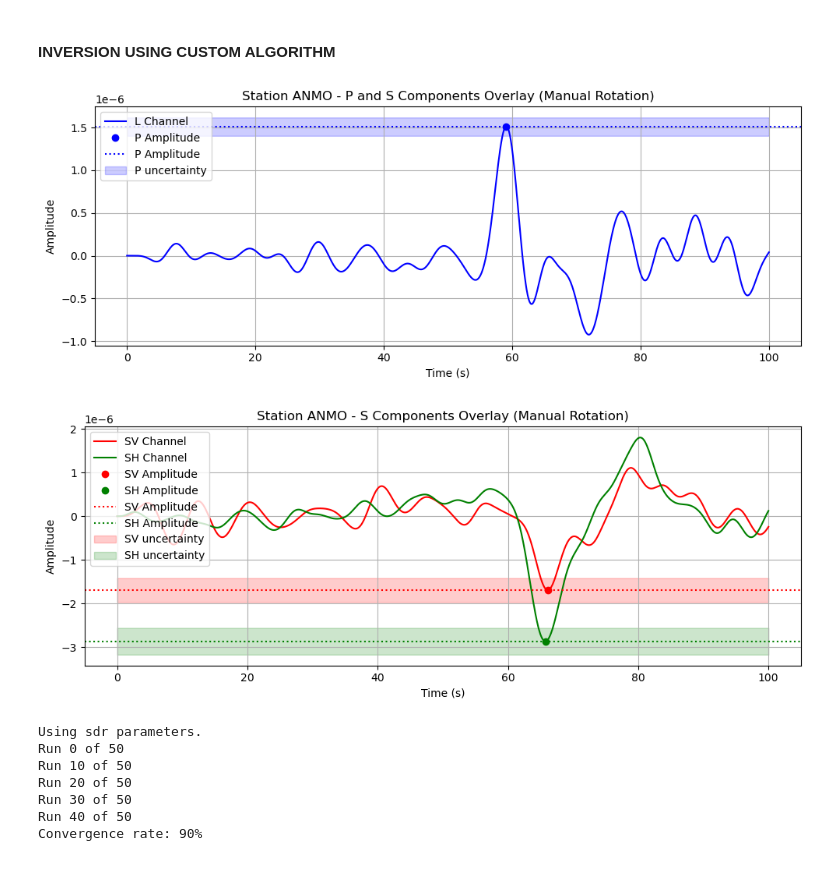
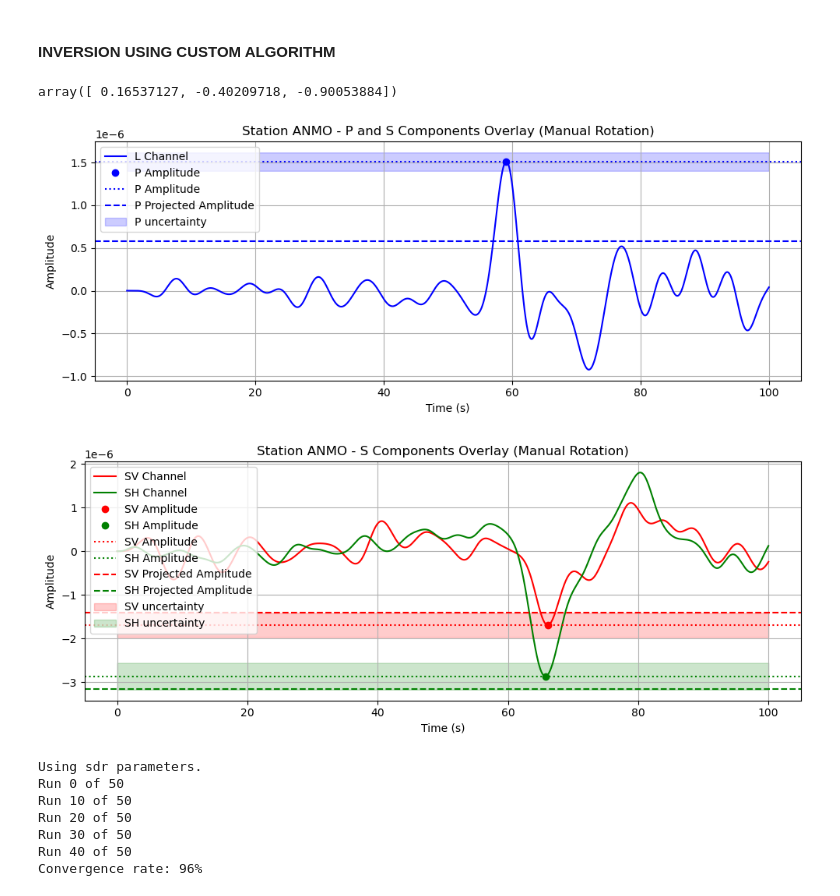
Before and after one commit to victoragaba/SURG-Mars, a Jupyter notebook: presentation/notebook/inv_ANMO.ipynb, the cells around one changed output. Cells and saved outputs as stored; diff of their text form; code cells hidden in the pictures.

```diff
--- a/presentation/notebook/inv_ANMO.ipynb
+++ b/presentation/notebook/inv_ANMO.ipynb
@@ -32,7 +32,7 @@ import matplotlib.pyplot as plt
 import matplotlib.dates as mdates
 # %%
 # load_pickle
-with open("processed_data.pkl", "rb") as f:
+with open("out/processed_data.pkl", "rb") as f:
     z_streams, l_streams_p, l_streams_s, az_epdist, \
         p_to_arvs_inc, s_to_arvs_inc, inventories = pickle.load(f)
 
@@ -44,7 +44,7 @@ for key in z_streams.keys():
         l_streams_s[key] = l_streams_s[key].select(location=loc)
 
 # read in catalog
-catalog_df = pd.read_csv('catalog.csv')
+catalog_df = pd.read_csv('out/catalog.csv')
 # %%
 origin_time = catalog_df['time'].values[0]
 origin_time = UTCDateTime(origin_time)
@@ -316,6 +316,17 @@ for i in range(len(s_times)):
 [figure]
 # %% [markdown]
 #### INVERSION USING CUSTOM ALGORITHM
+# %%
+# bring in pred_amps
+pred_amps_df = pd.read_csv('out/pred_amps.csv')
+# get the ones for anmo
+p_pred = pred_amps_df[pred_amps_df['Station'] == test_station]['P_Amplitude'].values[0]
+sv_pred = pred_amps_df[pred_amps_df['Station'] == test_station]['SV_Amplitude'].values[0]
+sh_pred = pred_amps_df[pred_amps_df['Station'] == test_station]['SH_Amplitude'].values[0]
+amp_pred = np.array([p_pred, sv_pred, sh_pred])
+amp_pred
+# %% [output]
+array([ 0.16537127, -0.40209718, -0.90053884])
 # %%
 # plotted amp picks
 p_dim = (len(stP), len(stP[0].data))
@@ -334,20 +345,6 @@ p_amp_idx = data_p[0, p_pick_idx-p_half_window:p_pick_idx+p_half_window].argmax(
 p_unc_idx = p_amp_idx - int(2.0 / p_delta)
 p_unc = np.std(data_p[0, :p_unc_idx])
 
-# overlayed plot of channels at p-arrival
-figP, axP = plt.subplots(figsize=(10, 4))
-times_p = np.arange(data_p.shape[1]) * p_delta # + (p_start - p_init)
-axP.plot(times_p, data_p[0, :], 'b', label='L Channel')
-axP.plot(times_p[p_amp_idx], p_amp, 'bo', label='P Amplitude')
-axP.axhline(y=p_amp, color='b', linestyle=':', label='P Amplitude')
-plt.fill_between(times_p, p_amp-p_unc, p_amp+p_unc, color='b', alpha=0.2, label='P uncertainty')
-axP.set_xlabel('Time (s)')
-axP.set_ylabel('Amplitude')
-axP.set_title(f'Station {test_station} - P and S Components Overlay (Manual Rotation)')
-axP.legend(loc='upper left')
-axP.grid()
-plt.tight_layout()
-plt.show()
 
 
 s_dim = (len(stS), len(stS[1].data))
@@ -361,36 +358,63 @@ s_xtime = min(s_times) + s_shift - stS[0].stats.starttime
 s_pick_idx = int(s_xtime / s_delta)
 s_half_window = int(2.0 / s_delta) # 2.0s window
 sv_amp = data_s[1, s_pick_idx-s_half_window:s_pick_idx+s_half_window].min()
 sv_amp_idx = data_s[1, s_pick_idx-s_half_window:s_pick_idx+s_half_window].argmin()\
     + (s_pick_idx-s_half_window)
 sh_amp = data_s[2, s_pick_idx-s_half_window:s_pick_idx+s_half_window].min()
 sh_amp_idx = data_s[2, s_pick_idx-s_half_window:s_pick_idx+s_half_window].argmin() + (s_pick_idx-s_half_window)
 s_unc_idx = min(sv_amp_idx, sh_amp_idx) - int(2.0 / s_delta)
 sv_unc = np.std(data_s[1, :s_unc_idx])
 sh_unc = np.std(data_s[2, :s_unc_idx])
 
+
+amp_obs = np.array([p_amp, sv_amp, sh_amp])
+proj_pred = (amp_obs @ amp_pred) / (amp_pred @ amp_pred) * amp_pred
+p_proj, sv_proj, sh_proj = proj_pred
+
+# overlayed plot of channels at p-arrival
+figP, axP = plt.subplots(figsize=(10, 4))
+times_p = np.arange(data_p.shape[1]) * p_delta # + (p_start - p_init)
+axP.plot(times_p, data_p[0, :], 'b', label='L Channel')
+axP.plot(times_p[p_amp_idx], p_amp, 'bo', label='P Amplitude')
+axP.axhline(y=p_amp, color='b', linestyle=':', label='P Amplitude')
+axP.axhline(y=p_proj, color='b', linestyle='--', label='P Projected Amplitude')
+plt.fill_between(times_p, p_amp-p_unc, p_amp+p_unc, color='b', alpha=0.2, label='P uncertainty')
+axP.set_xlabel('Time (s)')
+axP.set_ylabel('Amplitude')
+axP.set_title(f'Station {test_station} - P and S Components Overlay (Manual Rotation)')
+axP.legend(loc='upper left')
+axP.grid()
+plt.tight_layout()
+plt.show()
+
+
+
 # overlayed plot of channels at s-arrival
 figS, axS = plt.subplots(figsize=(10, 4))
 times_s = np.arange(data_s.shape[1]) * s_delta # + (s_start - s_init)
 axS.plot(times_s, data_s[1, :], 'r', label='SV Channel')
 axS.plot(times_s, data_s[2, :], 'g', label='SH Channel')
 axS.plot(times_s[sv_amp_idx], sv_amp, 'ro', label='SV Amplitude')
 axS.plot(times_s[sh_amp_idx], sh_amp, 'go', label='SH Amplitude')
 axS.axhline(y=sv_amp, color='r', linestyle=':', label='SV Amplitude')
 axS.axhline(y=sh_amp, color='g', linestyle=':', label='SH Amplitude')
+axS.axhline(y=sv_proj, color='r', linestyle='--', label='SV Projected Amplitude')
+axS.axhline(y=sh_proj, color='g', linestyle='--', label='SH Projected Amplitude')
 plt.fill_between(times_s, sv_amp-sv_unc, sv_amp+sv_unc, color='r', alpha=0.2, label='SV uncertainty')
 plt.fill_between(times_s, sh_amp-sh_unc, sh_amp+sh_unc, color='g', alpha=0.2, label='SH uncertainty')
 axS.set_xlabel('Time (s)')
 axS.set_ylabel('Amplitude')
 axS.set_title(f'Station {test_station} - S Components Overlay (Manual Rotation)')
 axS.legend(loc='upper left')
 axS.grid()
 plt.tight_layout()
 plt.show()
 # %% [output]
-[figure, old version]
+[figure, new version]
-[figure, old version]
+[figure, new version]
 # %%
+np.random.seed(13)
+
 az_rad = np.deg2rad(az_epdist[test_station][0])
 p_to_rad = np.pi - np.deg2rad(p_to_arvs_inc[test_station][0])
 s_to_rad = np.pi - np.deg2rad(s_to_arvs_inc[test_station][0])
@@ -432,7 +456,7 @@ Run 10 of 50
 Run 20 of 50
 Run 30 of 50
 Run 40 of 50
-Convergence rate: 90%
+Convergence rate: 96%
 # %%
 importlib.reload(plots)
 # amplitude plot
```
Also changed, not shown: parts of 1 cell of this notebook, 12 other files.
